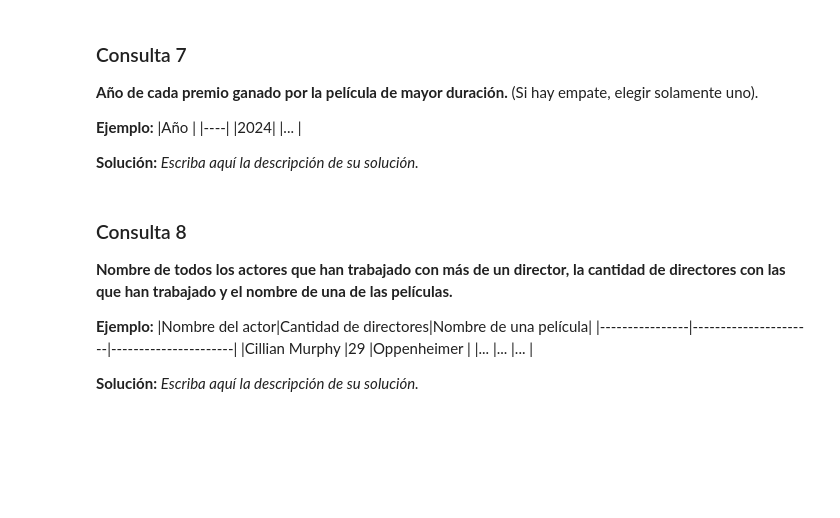
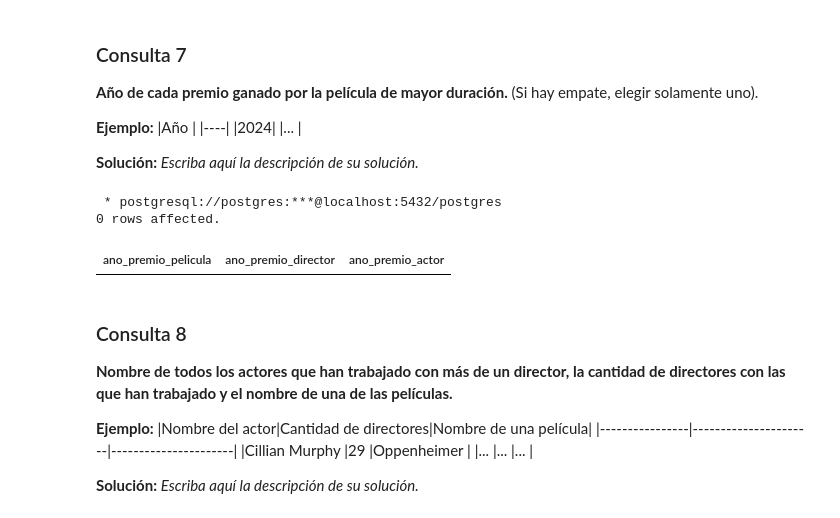
Before and after one commit to Sofiwiwi/Tarea1inf-239, a Jupyter notebook: Tarea_1.ipynb, the cells around one changed output. Drawn from its saved outputs; the diff is of its cells as text; code cells hidden in the pictures; blank space fills up the shorter version.

```diff
--- a/Tarea_1.ipynb
+++ b/Tarea_1.ipynb
@@ -484,3 +500,29 @@ ORDER BY (COUNT(DISTINCT actor.id_actor)) DESC;
+# %%
+%%sql
+WITH PeliculaMasLarga AS (
+    SELECT
+        id_pelicula,
+        id_director
+    FROM
+        pelicula
+    ORDER BY duracion DESC
+    LIMIT 1
+)
+
+SELECT
+    pmp.anio AS ano_premio_pelicula,
+    pmd.anio AS ano_premio_director,
+    pma.anio AS ano_premio_actor
+FROM
+    PeliculaMasLarga pmdur
+JOIN premio_mejor_pelicula pmp ON pmdur.id_pelicula = pmp.id_pelicula
+LEFT JOIN premio_mejor_director pmd ON pmdur.id_director = pmd.id_director
+LEFT JOIN actor_participa_en_pelicula appe ON pmdur.id_pelicula = appe.id_pelicula
+LEFT JOIN premio_mejor_actor pma ON appe.id_actor = pma.id_actor;
+# %% [output]
+ * postgresql://postgres:***@localhost:5432/postgres
+0 rows affected.
+| ano_premio_pelicula | ano_premio_director | ano_premio_actor |
 # %% [markdown]
 ### Consulta 8
 **Nombre de todos los actores que han trabajado con más de un director, la cantidad de directores con las que han trabajado y el nombre de una de las películas.**
```
Also changed, not shown: parts of 21 cells of this notebook.
